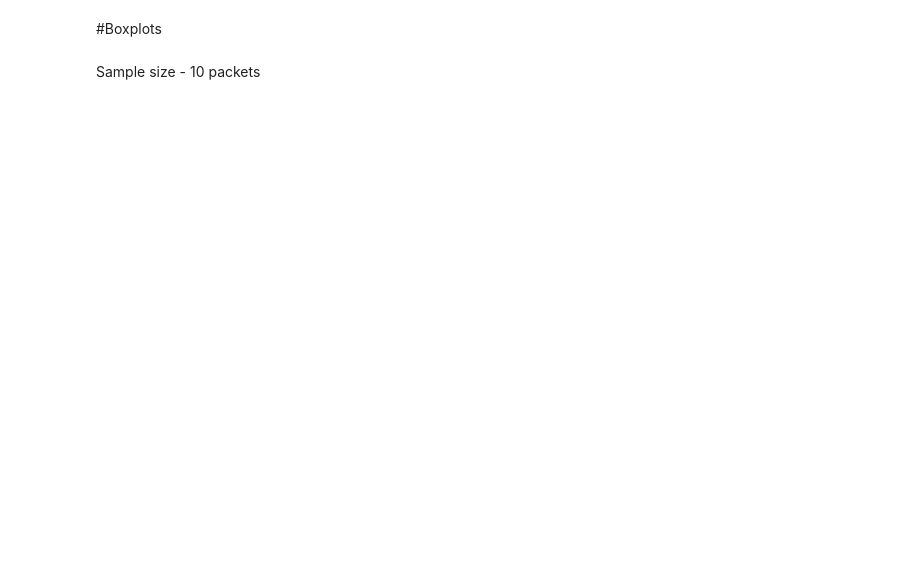
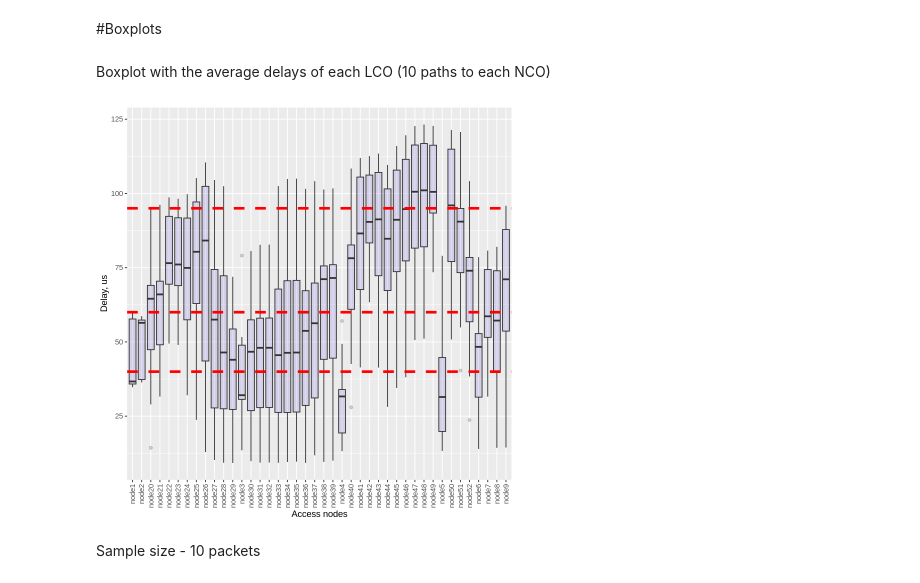
Before and after one commit to NataliaBlueCloud/Inband_telemetry_design, a Jupyter notebook: Cochrams_ofc_example_Milano.ipynb, the cells around one changed output. Cells and saved outputs as stored; diff of their text form; code cells hidden in the pictures; blank space fills up the shorter version.

```diff
--- a/Cochrams_ofc_example_Milano.ipynb
+++ b/Cochrams_ofc_example_Milano.ipynb
@@ -399,5 +332,30 @@ print(paste("P% of error 452 packet", 100 - mean(perc_correct_decision_452p)))
 # %% [markdown]
 #Boxplots
+# %% [markdown]
+Boxplot with the average delays of each LCO (10 paths to each NCO)
+# %%
+delay <- c()
+for (row_index in 1:length(LCOs)) {
+  LCO <- rep(0, length(NCOs))
+  for (i in 1:length(NCOs)) {
+    delay_new <- mean(matrx_paths[i,row_index,])
+    delay <- c(delay, delay_new)
+  }
+}
+
+data1=data.frame(delay = delay,
+                LCOs_names <- rep(paste0("node", LCOs), each = 10))
+
+red_lines <- c(threshold_us_1, threshold_us_2, threshold_us_3)
+ggplot(data1, aes(x=LCOs_names, y=delay)) +
+  geom_boxplot(fill="slateblue", alpha=0.2) +
+  theme(axis.text.x = element_text(angle = 90, vjust = 0.5, hjust=1)) +
+  xlab("Access nodes") +
+  ylab("Delay, us") +
+  scale_fill_discrete(name = "") +
+  geom_hline(yintercept = red_lines, linetype = "dashed", color = "red", size = 1.5)
+# %% [output]
+[figure, added]
 # %% [markdown]
 Sample size - 10 packets
 # %%
```
Also changed, not shown: parts of 15 cells of this notebook.
